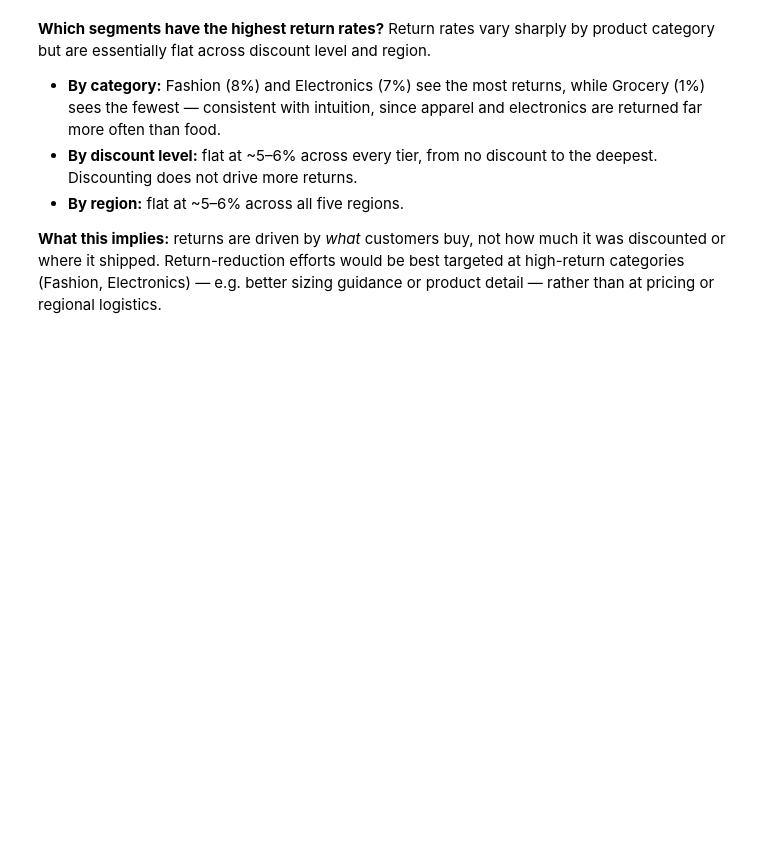
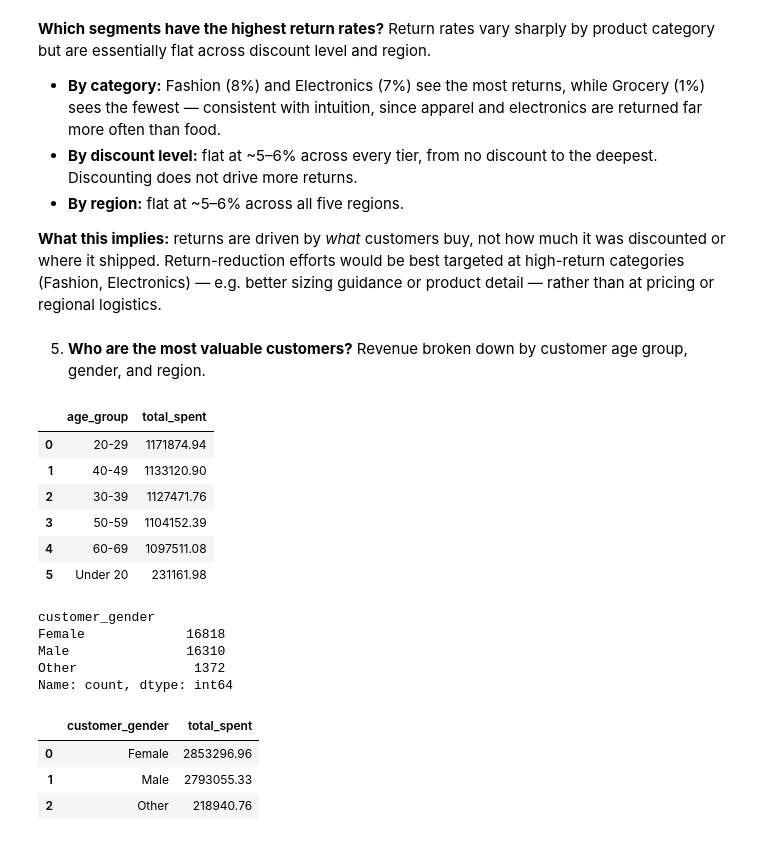
Before and after one commit to t-primero/e-commerce-analysis, a Jupyter notebook: ecommerce_analysis.ipynb, the cells around one changed output. Saved outputs shown, nothing was run; the diff lists cells and outputs as text; code cells hidden in the pictures; blank space fills up the shorter version.

```diff
--- a/ecommerce_analysis.ipynb
+++ b/ecommerce_analysis.ipynb
@@ -526,3 +526,33 @@ product category but are essentially flat across discount level and region.
 it was discounted or where it shipped. Return-reduction efforts would be best
 targeted at high-return categories (Fashion, Electronics) — e.g. better sizing
 guidance or product detail — rather than at pricing or regional logistics.
+# %% [markdown]
+5. **Who are the most valuable customers?** Revenue broken down by customer age
+   group, gender, and region.
+# %%
+# Revenue broken down by customer age groups
+
+con.sql("""
+SELECT
+CASE
+    WHEN customer_age < 20 THEN 'Under 20'
+    WHEN customer_age >= 20 AND customer_age < 30 THEN '20-29'
+    WHEN customer_age >= 30 AND customer_age < 40 THEN '30-39'
+    WHEN customer_age >= 40 AND customer_age < 50 THEN '40-49'
+    WHEN customer_age >= 50 AND customer_age < 60 THEN '50-59'
+    WHEN customer_age >= 60 AND customer_age < 70 THEN '60-69'
+    ELSE '70 and above'
+END as age_group,
+SUM(total_amount) as total_spent
+FROM sales
+GROUP BY age_group
+ORDER BY total_spent DESC
+""").df()
+# %% [output]
+|  | age_group | total_spent |
+| 0 | 20-29 | 1171874.94 |
+| 1 | 40-49 | 1133120.90 |
+| 2 | 30-39 | 1127471.76 |
+| 3 | 50-59 | 1104152.39 |
+| 4 | 60-69 | 1097511.08 |
+| 5 | Under 20 | 231161.98 |
@@ -528,0 +565,22 @@ guidance or product detail — rather than at pricing or regional logistics.
+# %%
+gender_groups.value_counts()
+# %% [output]
+customer_gender
+Female             16818
+Male               16310
+Other               1372
+Name: count, dtype: int64
+# %%
+con.sql("""
+SELECT
+customer_gender,
+SUM(total_amount) as total_spent
+FROM sales
+GROUP BY customer_gender
+ORDER BY total_spent DESC
+""").df()
+# %% [output]
+|  | customer_gender | total_spent |
+| 0 | Female | 2853296.96 |
+| 1 | Male | 2793055.33 |
+| 2 | Other | 218940.76 |
```
Also changed, not shown: parts of 4 cells of this notebook.
